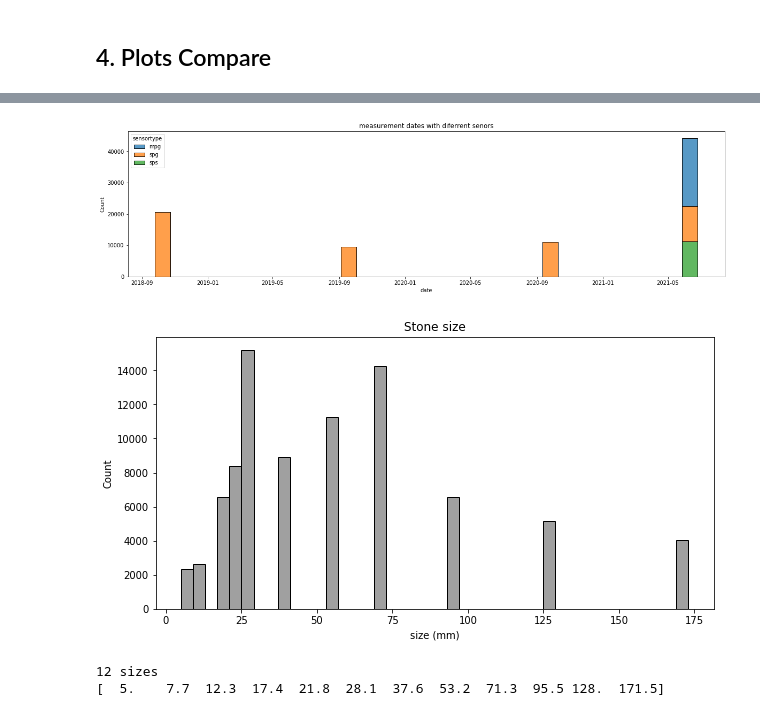
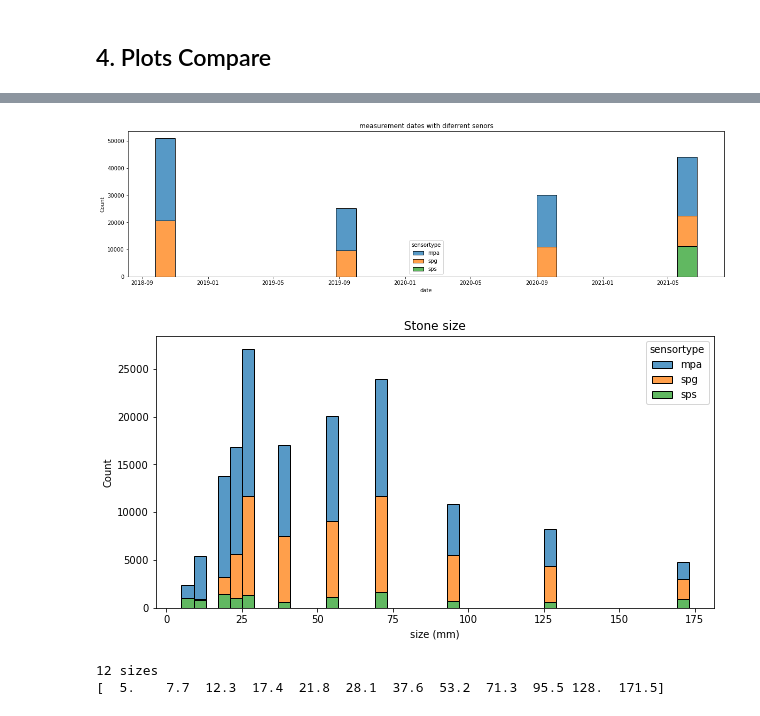
Before and after one commit to FiratSaritas/Safety-for-Alpine-Villages, a Jupyter notebook: eda/eda_F.ipynb, the cells around one changed output, grey strips where cells are left out. Drawn from its saved outputs; the diff is of its cells as text; code cells hidden in the pictures.

```diff
--- a/eda/eda_F.ipynb
+++ b/eda/eda_F.ipynb
@@ -108,0 +109,8 @@ plt.show()
+# %%
+#add year as new column:
+df_all['year'] = pd.DatetimeIndex(df_all['start_time']).year
+fig = plt.subplots(figsize=(20, 5))
+p = sns.histplot(data=df_all, x="velocity", hue="year", multiple="stack")
+p.set_title('Velocity in diferrent year')
+p.set_xlabel('velocity (m/s)')
+plt.show()
@@ -138,13 +151,13 @@ p.set_title('measurement dates with diferrent senors')
 p.set_xlabel('date')
 plt.show()
 # %% [output]
-[figure, old version]
+[figure, new version]
 # %%
 fig = plt.subplots(figsize=(10, 5))
-p = sns.histplot(data=df_all, x="size_mm",color="grey",binwidth=4)
+p = sns.histplot(data=df_all, x="size_mm",hue="sensortype",binwidth=4, multiple="stack")
 p.set_title('Stone size')
 p.set_xlabel('size (mm)')
 plt.show()
 # %% [output]
-[figure, old version]
+[figure, new version]
 # %%
```
Also changed, not shown: parts of 16 cells of this notebook.
